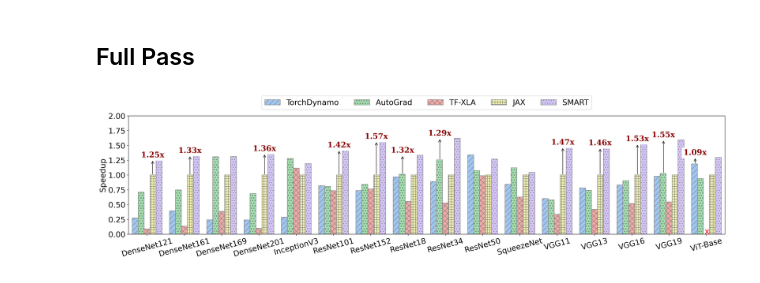
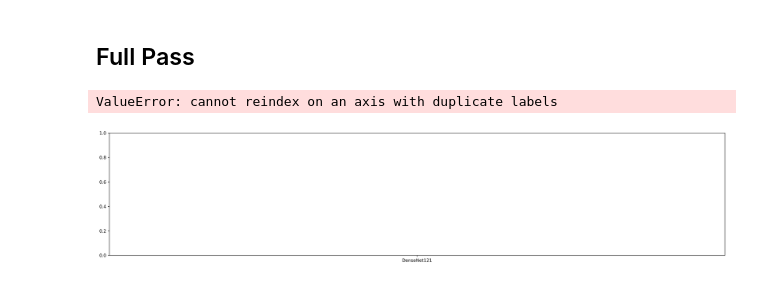
Before and after one commit to codes1gn/Ragdoll, a Jupyter notebook: tutorials/smart/CPU-data-figure/Comparison.ipynb, the cells around one changed output. Saved outputs shown, nothing was run; the diff lists cells and outputs as text; code cells hidden in the pictures.

```diff
--- a/tutorials/smart/CPU-data-figure/Comparison.ipynb
+++ b/tutorials/smart/CPU-data-figure/Comparison.ipynb
@@ -114,7 +114,7 @@ gather("ViT-Base")
 fontsize = 18
 # %%
 full_models['item'] = full_models['item'].replace('Nabla', 'JAX')
-full_models['item'] = full_models['item'].replace('Nabla Optim', 'SMART')
+full_models['item'] = full_models['item'].replace('Nabla Optim', 'Nabla')
 full_models['item'] = full_models['item'].replace('TensorFlow', 'TF-XLA')
 full_models['item'] = full_models['item'].replace('Torch Dynamo', 'TorchDynamo')
 full_models['item'] = full_models['item'].replace('Torch Script', 'AutoGrad')
@@ -154,7 +154,7 @@ plt.savefig("backward-16.pdf", bbox_inches="tight", dpi=300)
 # %%
 plt.figure(figsize=(25, 5))
 plt.rcParams["figure.dpi"] = 300
-barplot = sns.barplot(full_models.sort_values(by="model"), x="model", y="acceleration", hue="item", hue_order=["TorchDynamo", "AutoGrad", "TF-XLA", "JAX", "SMART"])
+barplot = sns.barplot(full_models.sort_values(by="model"), x="model", y="acceleration", hue="item", hue_order=["TorchDynamo", "AutoGrad", "TF-XLA", "JAX", "Nabla"])
 
 plt.xlabel(None)
 plt.ylabel("Speedup", fontsize=fontsize)
@@ -257,34 +257,35 @@ plt.text(x, end+0.08, f"{vratio:.2f}x",fontproperties='DejaVu Serif',color='#8B0
 start = 1.0
 end = 1.3624
 x = 3.15
 vratio = end/start
 plt.annotate('', xy=(x, end), xytext=(x, start),
              arrowprops=ap,
              fontsize=14, ha='center',zorder=6)
 plt.text(x, end+0.08, f"{vratio:.2f}x",fontproperties='DejaVu Serif',color='#8B0000',fontweight='bold', ha='center', va='center',fontdict=fd, bbox=dict(edgecolor='None',facecolor='white', alpha=1),zorder=13)
 
 start = 1.0
 end = 1.3292
 x = 1.15
 vratio = end/start
 plt.annotate('', xy=(x, end), xytext=(x, start),
              arrowprops=ap,
              fontsize=14, ha='center',zorder=6)
 plt.text(x, end+0.08, f"{vratio:.2f}x",fontproperties='DejaVu Serif',color='#8B0000',fontweight='bold', ha='center', va='center',fontdict=fd, bbox=dict(edgecolor='None',facecolor='white', alpha=1),zorder=13)
 
 start = 1.0
 end = 1.255
 x = 0.15
 vratio = end/start
 plt.annotate('', xy=(x, end), xytext=(x, start),
              arrowprops=ap,
              fontsize=14, ha='center',zorder=6)
 plt.text(x, end+0.08, f"{vratio:.2f}x",fontproperties='DejaVu Serif',color='#8B0000',fontweight='bold', ha='center', va='center',fontdict=fd, bbox=dict(edgecolor='None',facecolor='white', alpha=1),zorder=13)
 
 plt.legend(loc="upper center", ncol=5, bbox_to_anchor=(0.5, 1.2), fontsize=fontsize)
 plt.savefig("entire-cpu.pdf", bbox_inches="tight", dpi=300)
 # %% [output]
+ValueError: cannot reindex on an axis with duplicate labels
-[figure, old version]
+[figure, new version]
 # %%
 
 pd.set_option('display.max_rows', None)  # 显示所有行
```
Also changed, not shown: parts of 2 cells of this notebook, 30 other files.
